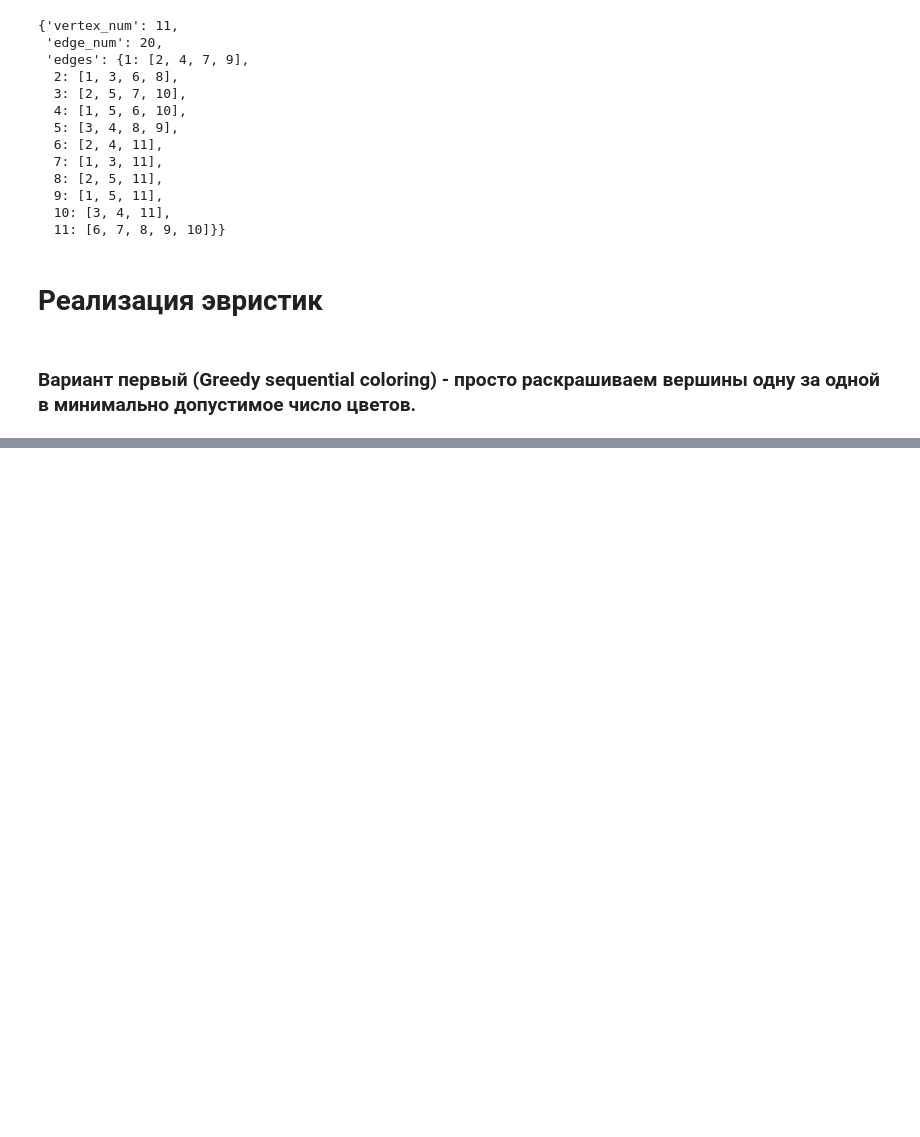
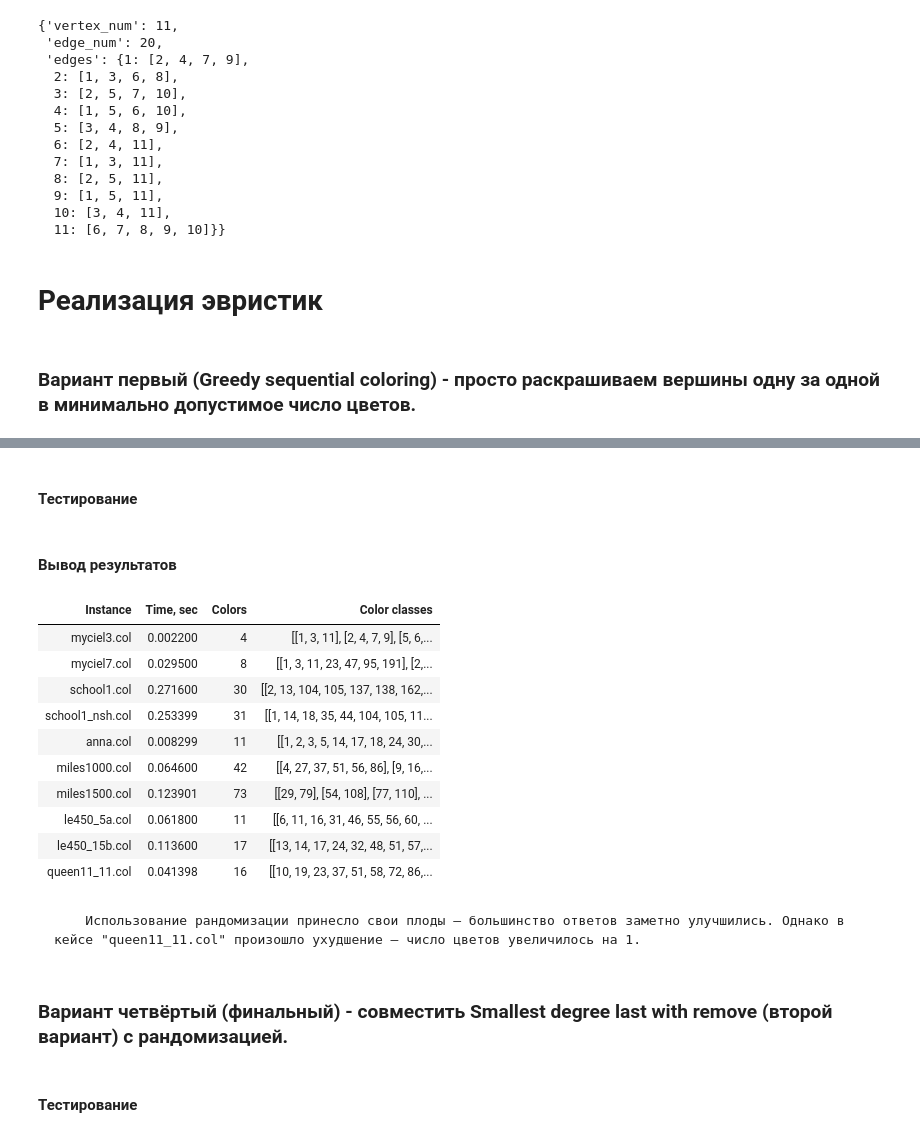
Before and after one commit to DenisKabanov/discrete_optimization_and_operations_research, a Jupyter notebook: lab1/task1.ipynb, the cells around one changed output, grey strips where cells are left out. Cells and saved outputs as stored; diff of their text form; code cells hidden in the pictures; blank space fills up the shorter version.

```diff
--- a/lab1/task1.ipynb
+++ b/lab1/task1.ipynb
@@ -251,0 +306,60 @@ sequential_coloring(data["miles1500.col"]["edges"])
+# %%
+def randomized_largest_degree_first(edges:dict, percent=10, runs=10): # на вход edges - словарь смежных вершине вершин, percent - не больше какого процента вершин будут случайно перемешаны, runs - сколько попыток было без улучшения решения
+    vertices = edges.keys() # список вершин
+
+    vertices_degrees = [len(edges[v]) for v in vertices] # создаём список степеней вершин (индекс - номер вершины (-1), так как ожидается, что на входе edges остортирован в порядке увеличения номера вершины)
+    order = sorted(range(len(vertices_degrees)), key=vertices_degrees.__getitem__, reverse=True) # создаём список номеров вершин (-1) в порядке уменьшения их степеней
+
+    order_best = order.copy() # сохраняем лучший порядок
+    sol_best = [len(vertices), None] # начальное решение для
+    attempts = 0 # инициализируем число попыток
+
+    while attempts < runs: # запускаем алгоритм, пока число попыток без изменения результата не превысит счётчик runs
+        sol = sequential_coloring({v+1:edges[v+1] for v in order}) # передаём сгенерированный словарь рёбер с нужным порядком рассматриваемых вершин
+        if sol[0] < sol_best[0]: # если число цветов оказалось меньше, чем было до этого в лучшем ответе
+            sol_best = sol # обновляем лучшее решение
+            order_best = order.copy() # запоминаем порядок переданных вершин
+            attempts = 0 # зануляем счётчик попыток без улучшения
+
+        else: # если новое решение оказалось не лучше
+            order = order_best.copy() # возвращаемся к предыдущей лучшей последовательности вершин
+            attempts += 1
+
+        for i in range(max(1, int(len(order)%(percent/2))) + attempts): # делаем случайные перестановки в последовательности передаваемых вершин (рёбер), как минимум одна перестановка (с увеличением числа попыток делается больше перестановок)
+            i1, i2 = random.sample(order, 2)
+            order[i1], order[i2] = order[i2], order[i1]
+
+    return sol_best # возвращаем лучший найденный ответ
+# %% [markdown]
+#### Тестирование
+# %%
+solutions_3 = {}
+
+for dataset in data.keys(): # идём по тест-кейсам
+    time_start = time.time() # замеряем время начала выполнения
+    for i in range(N): # делаем 10 запусков для усреднения времени
+        sol = randomized_largest_degree_first(data[dataset]["edges"], percent=10, runs=25) # считаем число цветов
+    time_end = time.time() - time_start # считаем, сколько работал алгоритм
+    sol = transform_answer(sol) # преобразовываем ответ к необходимому виду
+    check_solution(data[dataset]["edges"], sol) # проверка решения
+    solutions_3[dataset] = {"colors": sol[0], "solution": sol[1], "time": time_end/N}
+# %% [markdown]
+#### Вывод результатов
+# %%
+show_results(solutions_3)
+# %% [output]
+| Instance | Time, sec | Colors | Color classes |
+| myciel3.col | 0.002200 | 4 | [[1, 3, 11], [2, 4, 7, 9], [5, 6,... |
+| myciel7.col | 0.029500 | 8 | [[1, 3, 11, 23, 47, 95, 191], [2,... |
+| school1.col | 0.271600 | 30 | [[2, 13, 104, 105, 137, 138, 162,... |
+| school1_nsh.col | 0.253399 | 31 | [[1, 14, 18, 35, 44, 104, 105, 11... |
+| anna.col | 0.008299 | 11 | [[1, 2, 3, 5, 14, 17, 18, 24, 30,... |
+| miles1000.col | 0.064600 | 42 | [[4, 27, 37, 51, 56, 86], [9, 16,... |
+| miles1500.col | 0.123901 | 73 | [[29, 79], [54, 108], [77, 110], ... |
+| le450_5a.col | 0.061800 | 11 | [[6, 11, 16, 31, 46, 55, 56, 60, ... |
+| le450_15b.col | 0.113600 | 17 | [[13, 14, 17, 24, 32, 48, 51, 57,... |
+| queen11_11.col | 0.041398 | 16 | [[10, 19, 23, 37, 51, 58, 72, 86,... |
+# %% [markdown]
+        Использование рандомизации принесло свои плоды — большинство ответов заметно улучшились. Однако в кейсе "queen11_11.col" произошло ухудшение — число цветов увеличилось на 1.
+# %% [markdown]
+### Вариант четвёртый (финальный) - совместить Smallest degree last with remove (второй вариант) с рандомизацией.
@@ -251,0 +404,2 @@ sequential_coloring(data["miles1500.col"]["edges"])
+# %% [markdown]
+#### Тестирование
```
Also changed, not shown: parts of 46 cells of this notebook, 11 other files.
